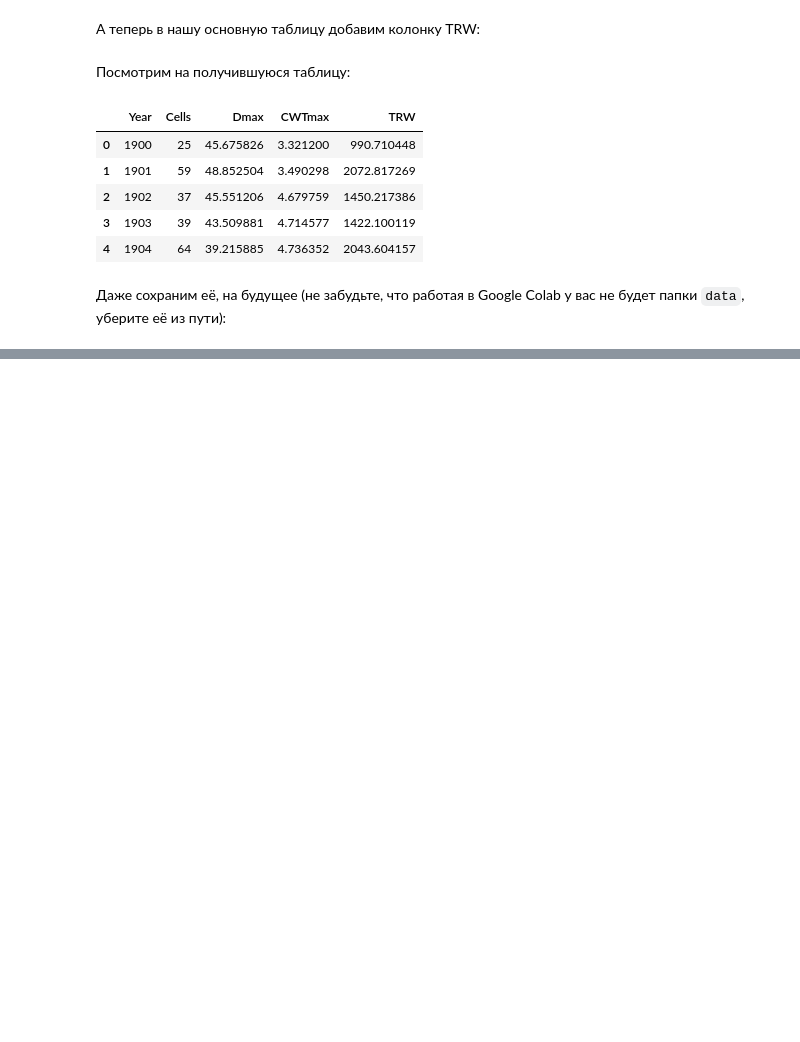
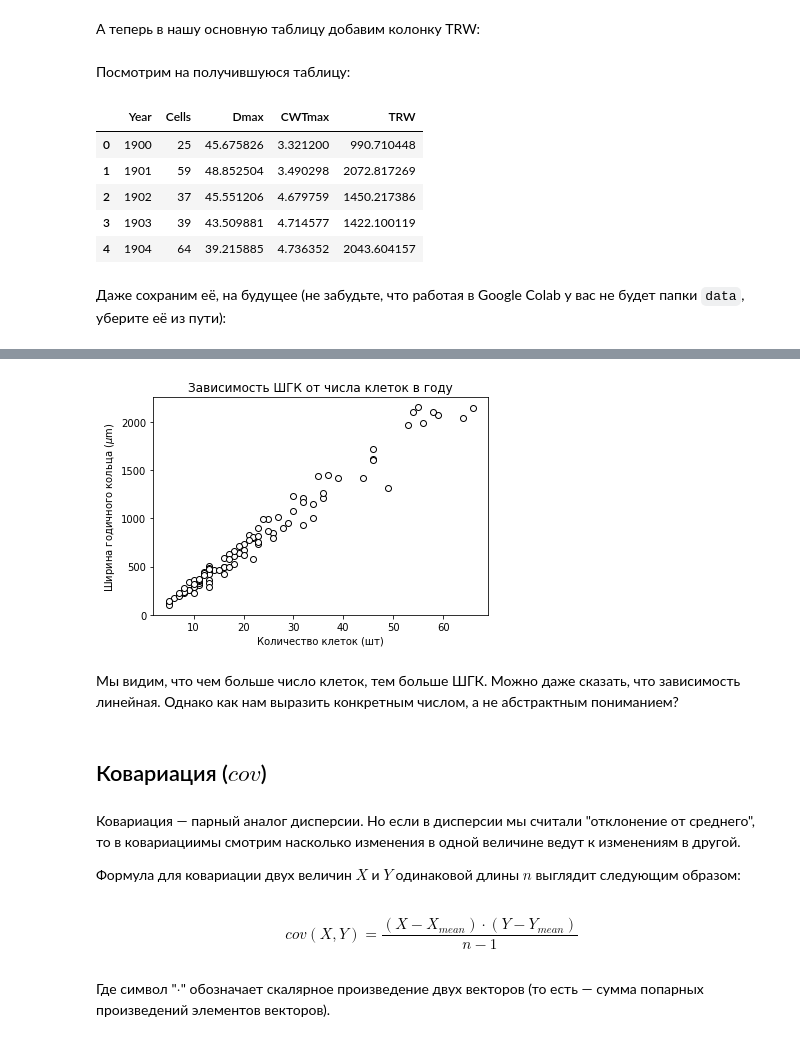
Before and after one commit to mikewellmeansme/biological-statistics-course, a Jupyter notebook: lesson_006.ipynb, the cells around one changed output, grey strips where cells are left out. Saved outputs shown, nothing was run; the diff lists cells and outputs as text; code cells hidden in the pictures; blank space fills up the shorter version.

```diff
--- a/lesson_006.ipynb
+++ b/lesson_006.ipynb
@@ -251,0 +260,25 @@ grouped_data.to_csv('data/grouped_002.csv', index=False)
+# %%
+plt.scatter(
+    grouped_data['Cells'],
+    grouped_data['TRW'],
+    color='white',
+    edgecolor='black'
+)
+plt.xlabel('Количество клеток (шт)')
+plt.ylabel('Ширина годичного кольца ($\mu$m)')
+plt.title('Зависимость ШГК от числа клеток в году')
+plt.show()
+# %% [output]
+[figure, added]
+# %% [markdown]
+Мы видим, что чем больше число клеток, тем больше ШГК. Можно даже сказать, что зависимость линейная. Однако как нам выразить конкретным числом, а не абстрактным пониманием?
+# %% [markdown]
+## Ковариация ($cov$)
+# %% [markdown]
+Ковариация — парный аналог дисперсии. Но если в дисперсии мы считали "отклонение от среднего", то в ковариациимы смотрим насколько изменения в одной величине ведут к изменениям в другой.
+
+Формула для ковариации двух величин $X$ и $Y$ одинаковой длины $n$ выглядит следующим образом:
+# %% [markdown]
+$$cov(X, Y) = \frac{(X - X_{mean}) \cdot (Y - Y_{mean})}{n-1}$$
+# %% [markdown]
+Где символ "$\cdot$" обозначает скалярное произведение двух векторов (то есть — сумма попарных произведений элементов векторов).
```
Also changed, not shown: parts of 19 cells of this notebook.
